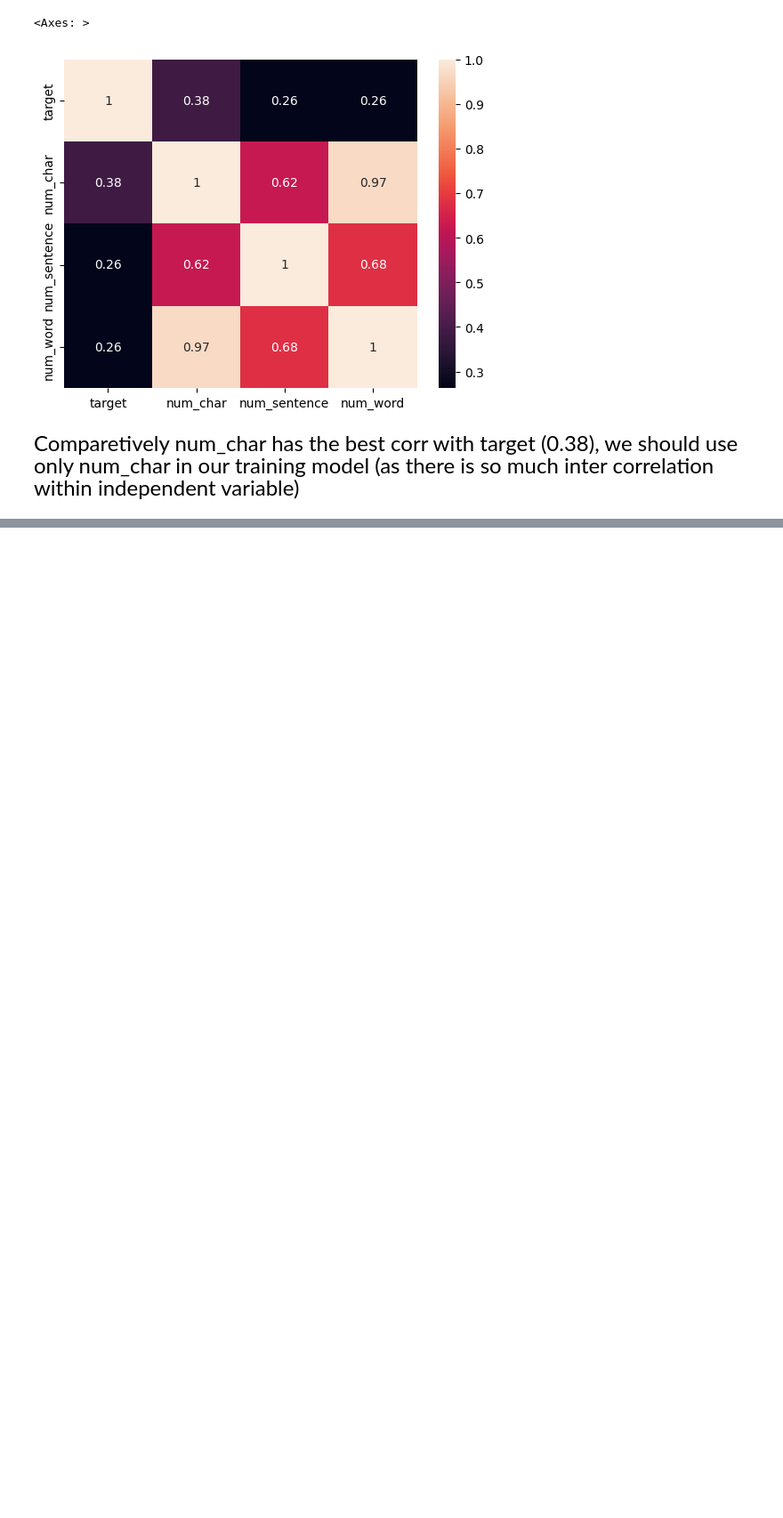
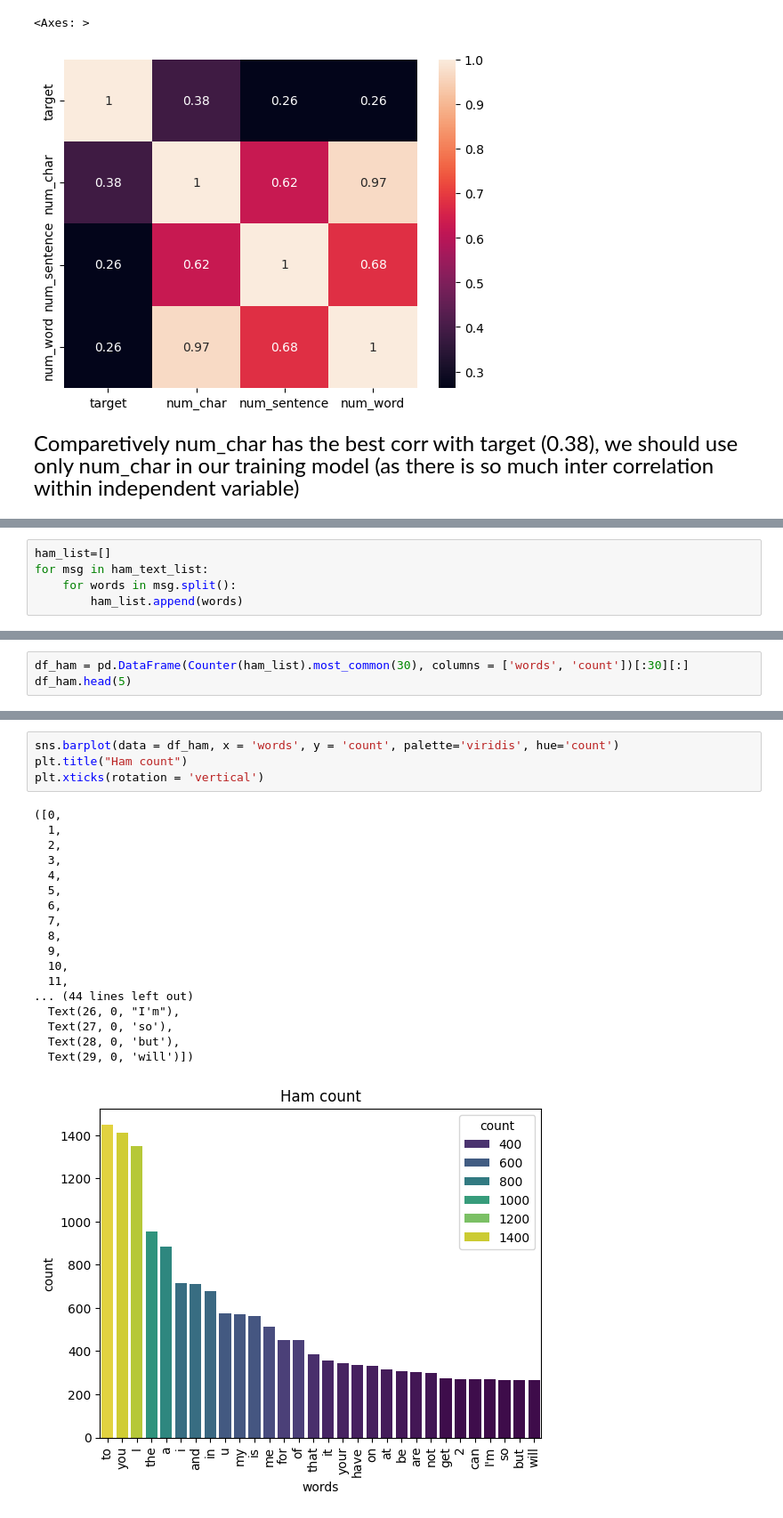
Before and after one commit to gitAnuragMishra/SMS-Email-classifier, a Jupyter notebook: EDA.ipynb, the cells around one changed output, grey strips where cells are left out. Shown at 89% size. Saved outputs shown, nothing was run; the diff lists cells and outputs as text; blank space fills up the shorter version.

```diff
--- a/EDA.ipynb
+++ b/EDA.ipynb
@@ -155,0 +284,5 @@ sns.heatmap(df[[ 'target', 'num_char', 'num_sentence', 'num_word']].corr(), anno
+# %%
+ham_list=[]
+for msg in ham_text_list:
+    for words in msg.split():
+        ham_list.append(words)
@@ -155,0 +309,3 @@ sns.heatmap(df[[ 'target', 'num_char', 'num_sentence', 'num_word']].corr(), anno
+# %%
+df_ham = pd.DataFrame(Counter(ham_list).most_common(30), columns = ['words', 'count'])[:30][:]
+df_ham.head(5)
@@ -155,0 +319,23 @@ sns.heatmap(df[[ 'target', 'num_char', 'num_sentence', 'num_word']].corr(), anno
+# %%
+sns.barplot(data = df_ham, x = 'words', y = 'count', palette='viridis', hue='count')
+plt.title("Ham count")
+plt.xticks(rotation = 'vertical')
+# %% [output]
+([0,
+  1,
+  2,
+  3,
+  4,
+  5,
+  6,
+  7,
+  8,
+  9,
+  10,
+  11,
+... (44 lines left out)
+  Text(26, 0, "I'm"),
+  Text(27, 0, 'so'),
+  Text(28, 0, 'but'),
+  Text(29, 0, 'will')])
+[figure, added]
```
Also changed, not shown: parts of 21 cells of this notebook.
